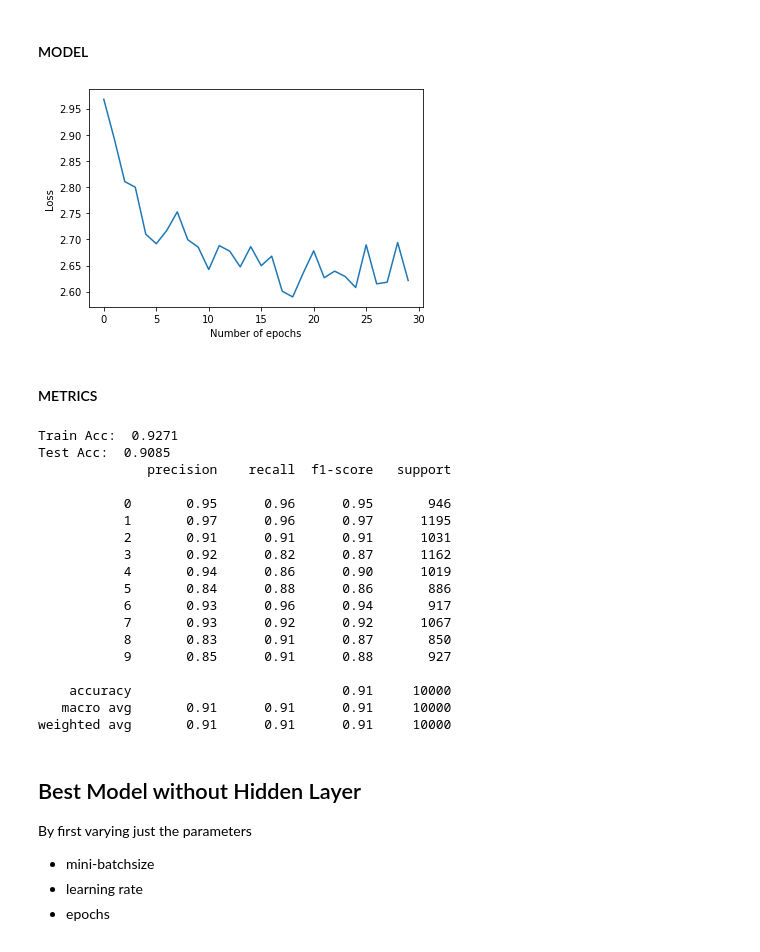
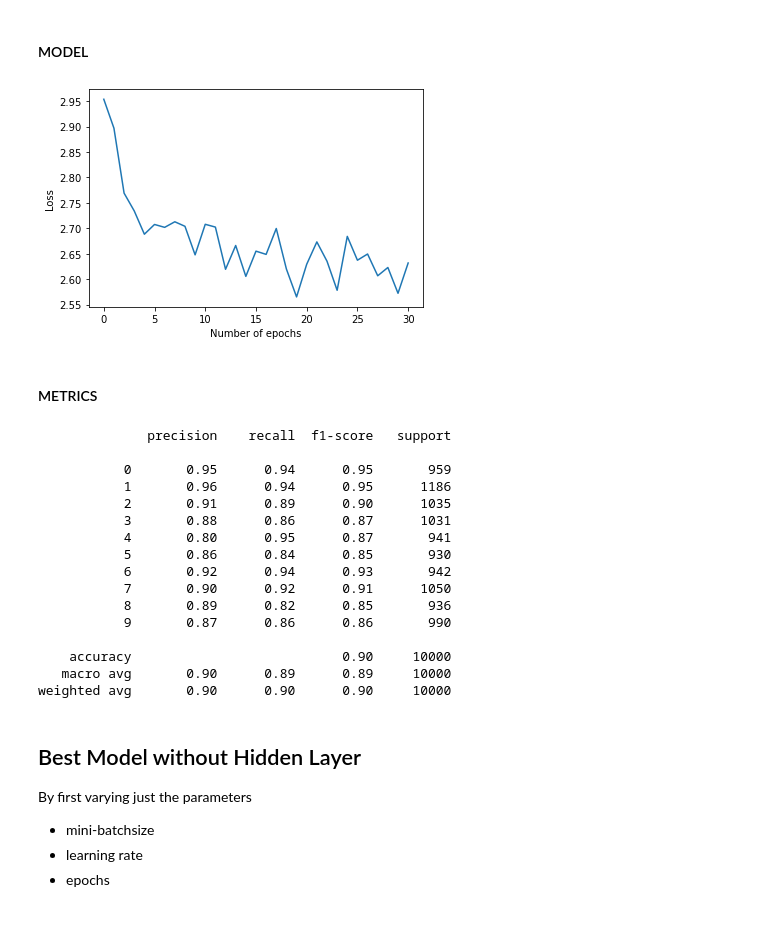
Before and after one commit to PatCH0816/TSM_DeLearn, a Jupyter notebook: exercises/exercise4/Exercise 3/model_selection_stud.ipynb, the cells around one changed output. Saved outputs shown, nothing was run; the diff lists cells and outputs as text; code cells hidden in the pictures.

Commit message:
exercise 4 - exercise 3

```diff
--- a/exercises/exercise4/Exercise 3/model_selection_stud.ipynb
+++ b/exercises/exercise4/Exercise 3/model_selection_stud.ipynb
@@ -18,7 +18,7 @@ from sklearn.model_selection import train_test_split
 # %% [markdown]
 ## Load and prepare the data
 # %%
-datadir = '../../exercise3/data/'
+datadir = 'data'
 # %%
 def normalize(x_train,x_test):
     """
@@ -85,35 +85,37 @@ batch_size = 64
 learning_rate = 0.1
 nepochs = 100
 
 # Regularisation:
 alpha = 0.0 # L2 regularisation constant
 early_stopping = False
 n_iter_no_change = 10
 
 ### START YOUR CODE ###
 # Model instantiation and training
 
 clf = MLPClassifier(hidden_layer_sizes=hidden_layer_sizes,
                     alpha=alpha,
                     batch_size=batch_size,
                     learning_rate='constant',
                     learning_rate_init=learning_rate,
                     max_iter=nepochs,
                     early_stopping=early_stopping,
-                    n_iter_no_change=n_iter_no_change)
+                    n_iter_no_change=n_iter_no_change,
+                    random_state=1
+                   )
 clf.fit(x_train, y_train)
 clf.predict_proba(x_test)
 
 # Plot loss curve
 
 plt.plot(clf.loss_curve_)
 plt.xlabel("Number of epochs")
 plt.ylabel("Loss")
 plt.show()
 
 ### END YOUR CODE ###
 # %% [output]
-[figure, old version]
+[figure, new version]
 # %% [markdown]
 #### METRICS
 # %%
@@ -122,35 +124,29 @@ plt.show()
 # train and test error, accuracy
 # per class accuracy, precision, f1 score
 
+from sklearn.metrics import classification_report
 
-
-
-
-
-
-
-
+ypred_test = clf.predict(x_test)
+print(classification_report(y_test, ypred_test))
 
 ### END YOUR CODE ###
 # %% [output]
-Train Acc:  0.9271
-Test Acc:  0.9085
               precision    recall  f1-score   support
 
-           0       0.95      0.96      0.95       946
-           1       0.97      0.96      0.97      1195
-           2       0.91      0.91      0.91      1031
-           3       0.92      0.82      0.87      1162
-           4       0.94      0.86      0.90      1019
-           5       0.84      0.88      0.86       886
-           6       0.93      0.96      0.94       917
-           7       0.93      0.92      0.92      1067
-           8       0.83      0.91      0.87       850
-           9       0.85      0.91      0.88       927
+           0       0.95      0.94      0.95       959
+           1       0.96      0.94      0.95      1186
+           2       0.91      0.89      0.90      1035
+           3       0.88      0.86      0.87      1031
+           4       0.80      0.95      0.87       941
+           5       0.86      0.84      0.85       930
+           6       0.92      0.94      0.93       942
+           7       0.90      0.92      0.91      1050
+           8       0.89      0.82      0.85       936
+           9       0.87      0.86      0.86       990
 
-    accuracy                           0.91     10000
-   macro avg       0.91      0.91      0.91     10000
-weighted avg       0.91      0.91      0.91     10000
+    accuracy                           0.90     10000
+   macro avg       0.90      0.89      0.89     10000
+weighted avg       0.90      0.90      0.90     10000
 # %% [markdown]
 ## Best Model without Hidden Layer
 
```
Also changed, not shown: parts of 8 cells of this notebook.
